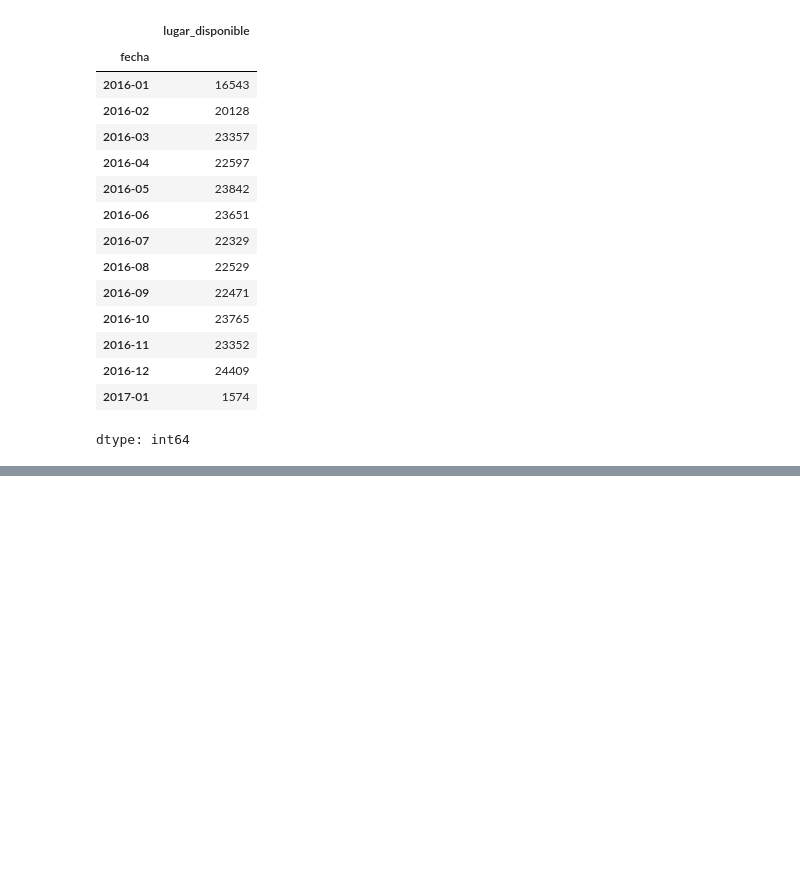
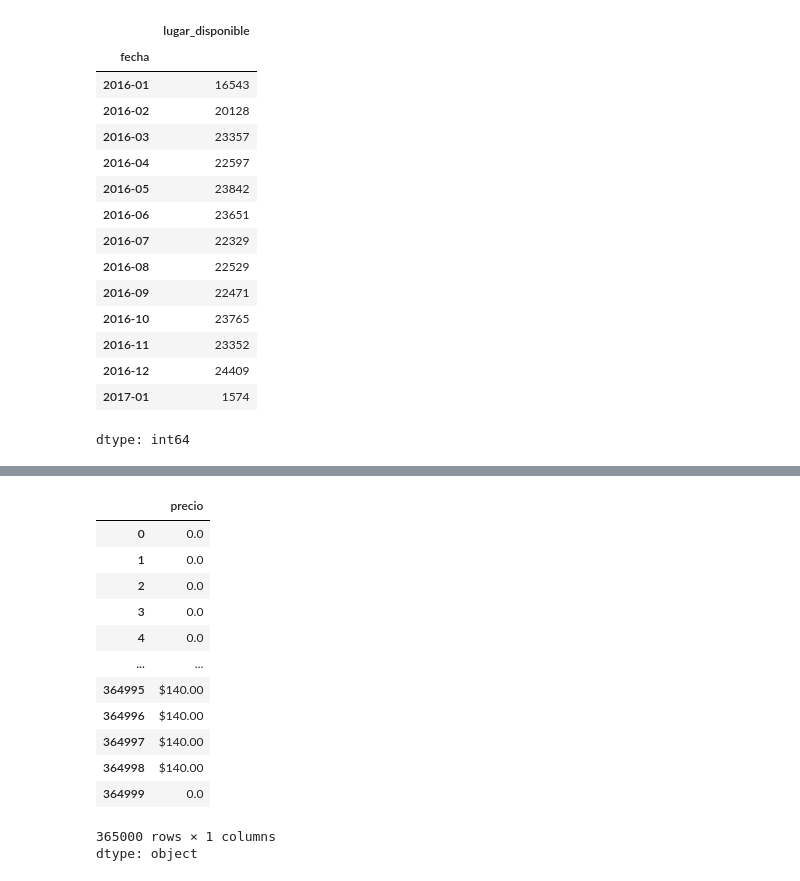
Before and after one commit to JorgeAccardi/cienciadedatos, a Jupyter notebook: Pandas_tratamiento_manipulacion_datos.ipynb, the cells around one changed output, grey strips where cells are left out. Cells and saved outputs as stored; diff of their text form; code cells hidden in the pictures; blank space fills up the shorter version.

```diff
--- a/Pandas_tratamiento_manipulacion_datos.ipynb
+++ b/Pandas_tratamiento_manipulacion_datos.ipynb
@@ -196,0 +503,17 @@ dtype: int64
+# %%
+dt_data['precio']
+# %% [output]
+|  | precio |
+| 0 | 0.0 |
+| 1 | 0.0 |
+| 2 | 0.0 |
+| 3 | 0.0 |
+| 4 | 0.0 |
+| ... | ... |
+| 364995 | $140.00 |
+| 364996 | $140.00 |
+| 364997 | $140.00 |
+| 364998 | $140.00 |
+| 364999 | 0.0 |
+365000 rows × 1 columns
+dtype: object
```
Also changed, not shown: parts of 33 cells of this notebook.
